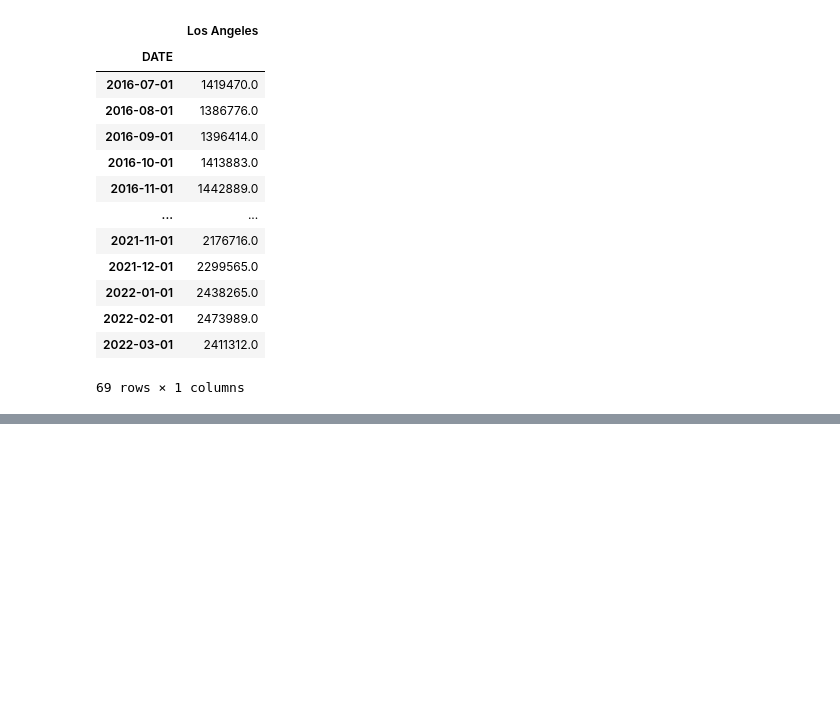
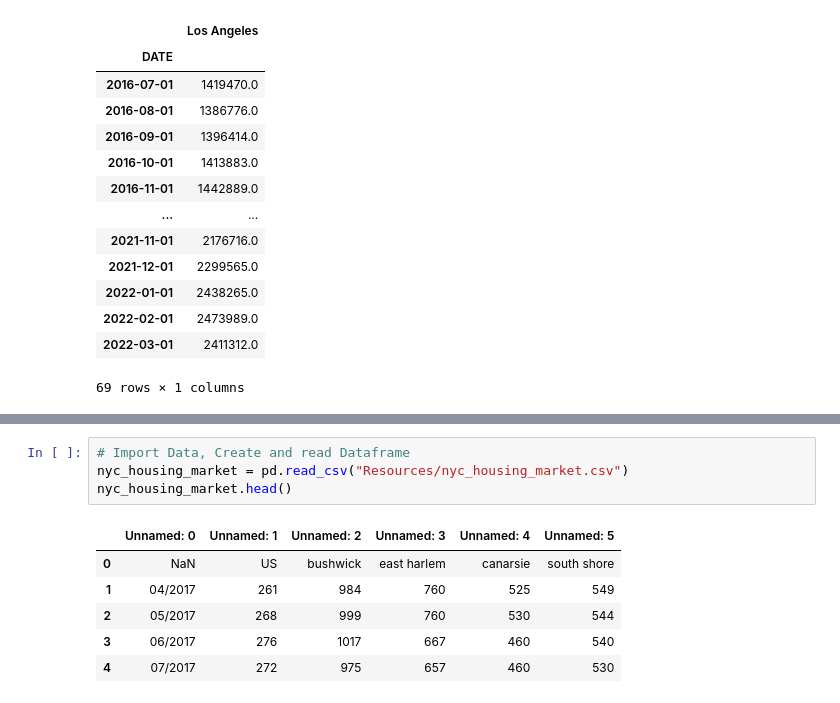
Before and after one commit to brianchangpe/Group_5_Project, a Jupyter notebook: Redefine_Gentrification.ipynb, the cells around one changed output, grey strips where cells are left out. Cells and saved outputs as stored; diff of their text form; blank space fills up the shorter version.

```diff
--- a/Redefine_Gentrification.ipynb
+++ b/Redefine_Gentrification.ipynb
@@ -175,0 +208,11 @@ combined_avg_prices_plot
+# %%
+# Import Data, Create and read Dataframe
+nyc_housing_market = pd.read_csv("Resources/nyc_housing_market.csv")
+nyc_housing_market.head()
+# %% [output]
+|  | Unnamed: 0 | Unnamed: 1 | Unnamed: 2 | Unnamed: 3 | Unnamed: 4 | Unnamed: 5 |
+| 0 | NaN | US | bushwick | east harlem | canarsie | south shore |
+| 1 | 04/2017 | 261 | 984 | 760 | 525 | 549 |
+| 2 | 05/2017 | 268 | 999 | 760 | 530 | 544 |
+| 3 | 06/2017 | 276 | 1017 | 667 | 460 | 540 |
+| 4 | 07/2017 | 272 | 975 | 657 | 460 | 530 |
```
Also changed, not shown: parts of 11 cells of this notebook, 3 other files.
